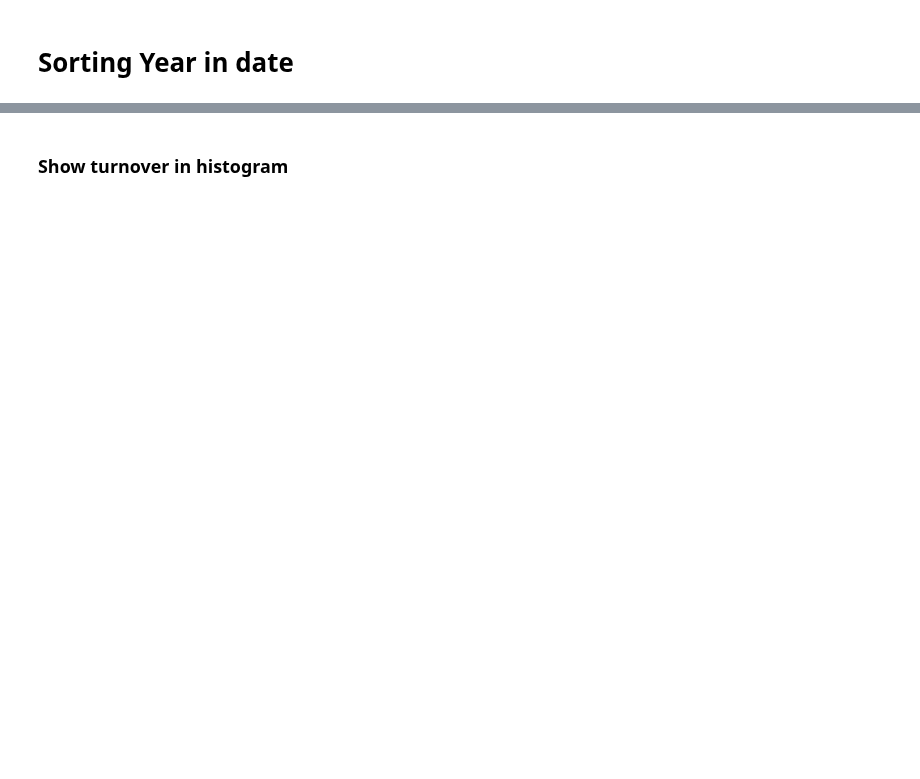
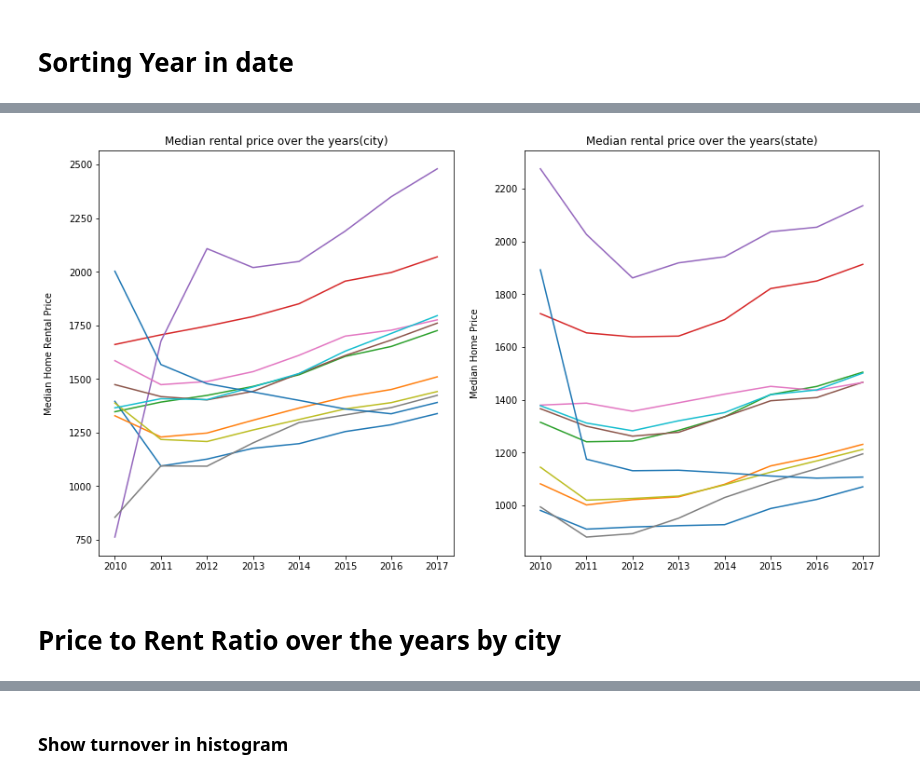
Before and after one commit to dannylo1992/zillow_data, a Jupyter notebook: zillow_housing_data.ipynb, the cells around one changed output, grey strips where cells are left out. Cells and saved outputs as stored; diff of their text form; code cells hidden in the pictures; blank space fills up the shorter version.

```diff
--- a/zillow_housing_data.ipynb
+++ b/zillow_housing_data.ipynb
@@ -56,0 +76,39 @@ plt.show()
+# %%
+plt.figure(figsize=(15,8))
+
+
+plt.subplot(1,2,1)
+plt.plot(df_city.groupby(df_city['Year'])[ 'MedianRentalPrice_1Bedroom',
+ 'MedianRentalPrice_2Bedroom',
+ 'MedianRentalPrice_3Bedroom',
+ 'MedianRentalPrice_4Bedroom',
+ 'MedianRentalPrice_5BedroomOrMore',
+ 'MedianRentalPrice_AllHomes',
+ 'MedianRentalPrice_CondoCoop',
+ 'MedianRentalPrice_DuplexTriplex',
+ 'MedianRentalPrice_MultiFamilyResidence5PlusUnits',
+ 'MedianRentalPrice_SingleFamilyResidence',
+ 'MedianRentalPrice_Studio'].mean())
+plt.title('Median rental price over the years(city)')
+plt.ylabel('Median Home Rental Price\n')
+
+
+plt.subplot(1,2,2)
+plt.plot(df_state.groupby(df_state['Year'])[ 'MedianRentalPrice_1Bedroom',
+ 'MedianRentalPrice_2Bedroom',
+ 'MedianRentalPrice_3Bedroom',
+ 'MedianRentalPrice_4Bedroom',
+ 'MedianRentalPrice_5BedroomOrMore',
+ 'MedianRentalPrice_AllHomes',
+ 'MedianRentalPrice_CondoCoop',
+ 'MedianRentalPrice_DuplexTriplex',
+ 'MedianRentalPrice_MultiFamilyResidence5PlusUnits',
+ 'MedianRentalPrice_SingleFamilyResidence',
+ 'MedianRentalPrice_Studio'].mean())
+plt.title('Median rental price over the years(state)')
+plt.ylabel('Median Home Price\n')
+plt.show()
+# %% [output]
+[figure, added]
+# %% [markdown]
+# Price to Rent Ratio over the years by city
```
Also changed, not shown: parts of 27 cells of this notebook.
